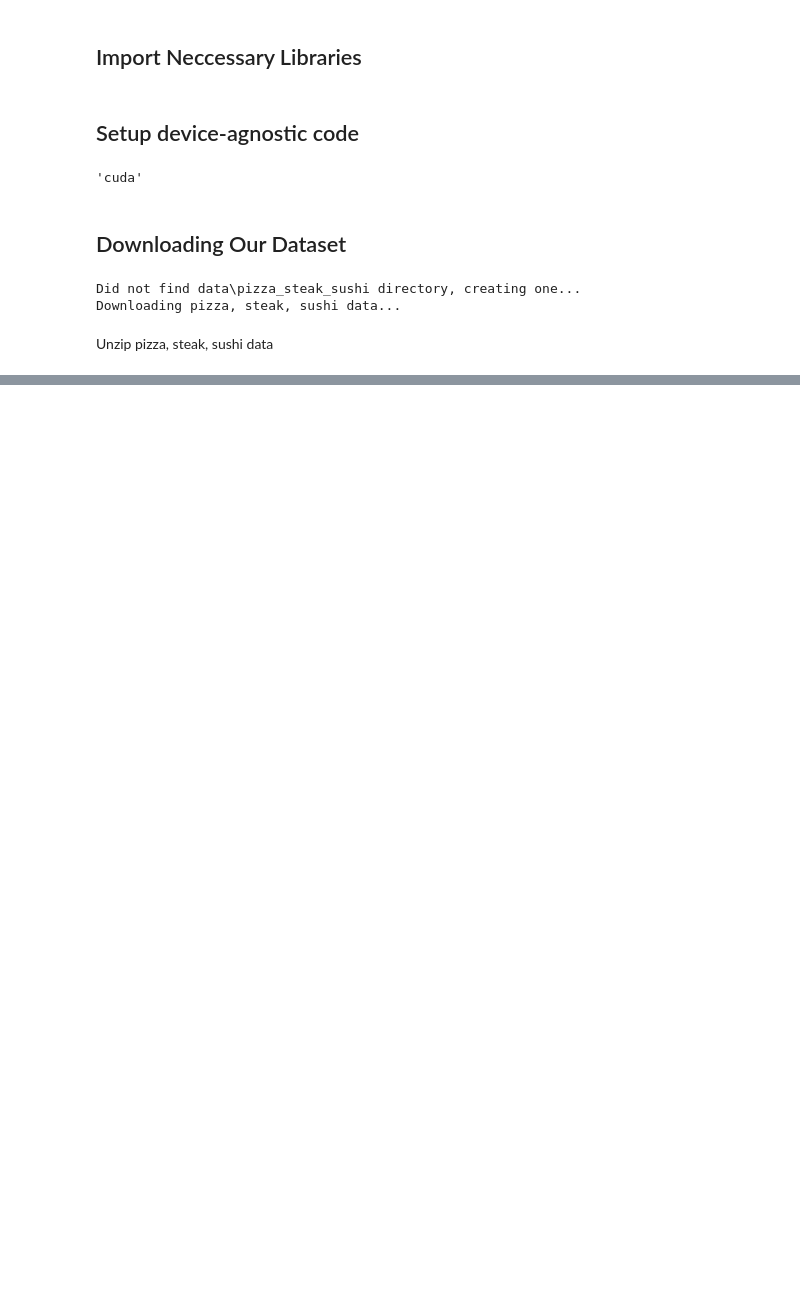
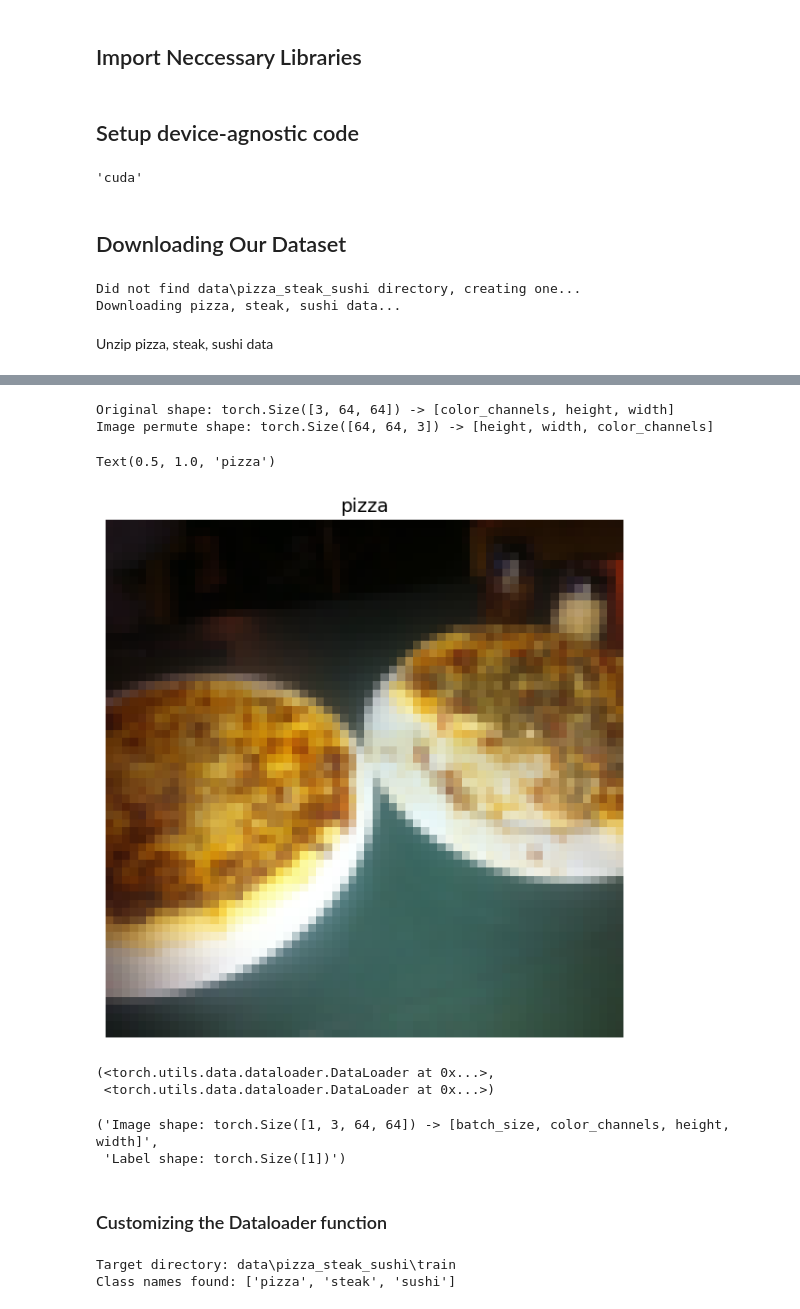
Before and after one commit to Victoran0/Pytorch, a Jupyter notebook: food-Images-CNN.ipynb, the cells around one changed output, grey strips where cells are left out. Saved outputs shown, nothing was run; the diff lists cells and outputs as text; code cells hidden in the pictures; blank space fills up the shorter version.

```diff
--- a/food-Images-CNN.ipynb
+++ b/food-Images-CNN.ipynb
@@ -43,0 +153,3 @@ with zipfile.ZipFile(data_path / "pizza_steak_sushi.zip", "r") as zip_ref:
+# %%
+train_data = datasets.ImageFolder(root=train_dir, transform=data_transform, target_transform=None)
+test_data = datasets.ImageFolder(root=test_dir, transform=data_transform)
@@ -43,0 +179,2 @@ with zipfile.ZipFile(data_path / "pizza_steak_sushi.zip", "r") as zip_ref:
+# %%
+class_names = train_data.classes
@@ -43,0 +195,7 @@ with zipfile.ZipFile(data_path / "pizza_steak_sushi.zip", "r") as zip_ref:
+# %%
+img, label = train_data[0][0], train_data[0][1]
+print(f"Image tensor:\n{img}")
+print(f"Image shape: {img.shape}")
+print(f"Image datatype: {img.dtype}")
+print(f"Image label: {label}")
+print(f"Label datatype: {type(label)}")
@@ -43,0 +220,15 @@ with zipfile.ZipFile(data_path / "pizza_steak_sushi.zip", "r") as zip_ref:
+# %%
+img_permute = img.permute(1,2,0)
+print(f"Original shape: {img.shape} -> [color_channels, height, width]")
+print(
+    f"Image permute shape: {img_permute.shape} -> [height, width, color_channels]")
+
+plt.figure(figsize=(10, 7))
+plt.imshow(img_permute)
+plt.axis("off")
+plt.title(class_names[label], fontsize=14)
+# %% [output]
+Original shape: torch.Size([3, 64, 64]) -> [color_channels, height, width]
+Image permute shape: torch.Size([64, 64, 3]) -> [height, width, color_channels]
+Text(0.5, 1.0, 'pizza')
+[figure, added]
@@ -43,0 +238,24 @@ with zipfile.ZipFile(data_path / "pizza_steak_sushi.zip", "r") as zip_ref:
+# %%
+train_dataloader, test_dataloader
+# %% [output]
+(<torch.utils.data.dataloader.DataLoader at 0x...>,
+ <torch.utils.data.dataloader.DataLoader at 0x...>)
+# %%
+img, label = next(iter(train_dataloader))
+f"Image shape: {img.shape} -> [batch_size, color_channels, height, width]", f"Label shape: {label.shape}"
+# %% [output]
+('Image shape: torch.Size([1, 3, 64, 64]) -> [batch_size, color_channels, height, width]',
+ 'Label shape: torch.Size([1])')
+# %% [markdown]
+### Customizing the Dataloader function
+# %%
+target_directory = train_dir
+print(f"Target directory: {target_directory}")
+
+# Get the class names from the target directory
+class_names_found = sorted(
+    [entry.name for entry in list(os.scandir(image_path / "train"))])
+print(f"Class names found: {class_names_found}")
+# %% [output]
+Target directory: data\pizza_steak_sushi\train
+Class names found: ['pizza', 'steak', 'sushi']
```
Also changed, not shown: parts of 84 cells of this notebook, 1 other file.
